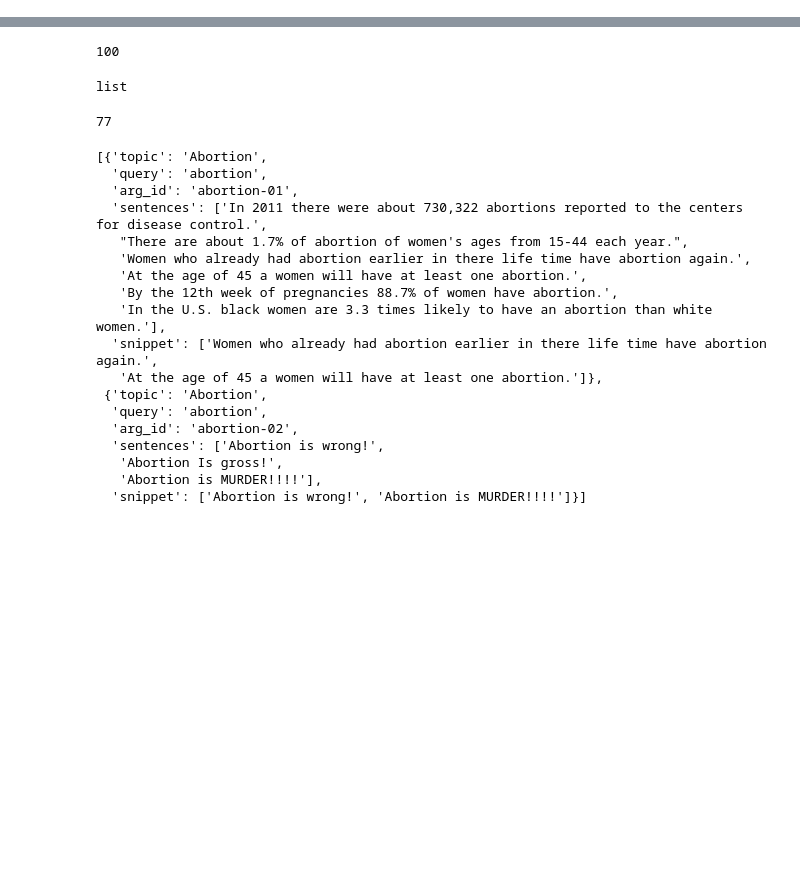
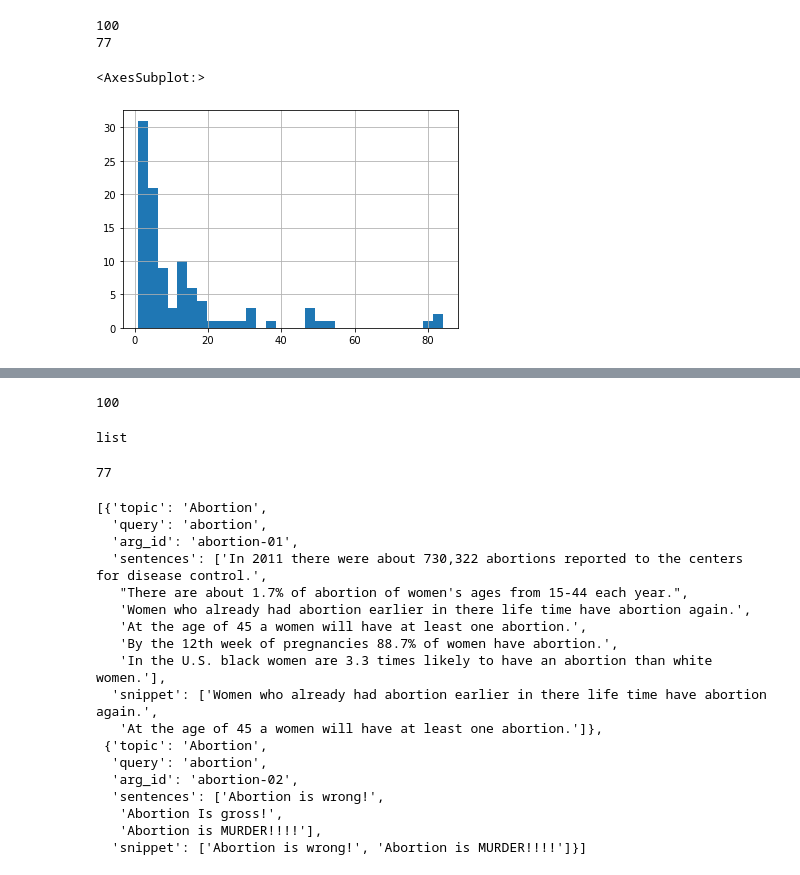
Before and after one commit to hjshah142/SnippetGeneration, a Jupyter notebook: Evaluation.ipynb, the cells around one changed output, grey strips where cells are left out. Saved outputs shown, nothing was run; the diff lists cells and outputs as text; code cells hidden in the pictures; blank space fills up the shorter version.

Commit message:
Testing for both task of snippet generation performed in python notebooks

```diff
--- a/Evaluation.ipynb
+++ b/Evaluation.ipynb
@@ -5,6 +5,34 @@ import json
 script_dir = os.path.dirname(Path().absolute())
 generated_snippets = json.load(open(os.path.join(script_dir, "ExtractiveSnipp/data/snippetsGenerated.txt")))
 data_snippets = json.load(open(os.path.join(script_dir, "ExtractiveSnipp/data/snippets.txt")))
+# %%
+for idx, arguments in enumerate(data_snippets):
+    arguments['index'] = idx
+    # print(arguments)
+
+# removing arguments with sentences less then 3
+print(len(data_snippets))
+count = 0
+snipeet_senteces_len =  []
+data_snippets_filtered = []
+for argument_x in data_snippets:
+
+    snip_len = len(argument_x['sentences'])
+    snipeet_senteces_len.append(snip_len)
+    if snip_len >= 3:
+        data_snippets_filtered.append(argument_x)
+        count = count + 1
+
+print(count)
+# %% [output]
+100
+77
+# %%
+import pandas as pd
+pd.Series(snipeet_senteces_len).hist(bins =31)
+# %% [output]
+<AxesSubplot:>
+[figure, added]
 # %%
 generated_snippets[0:2]
 # %% [output]
```
Also changed, not shown: parts of 3 cells of this notebook, 7 other files.
